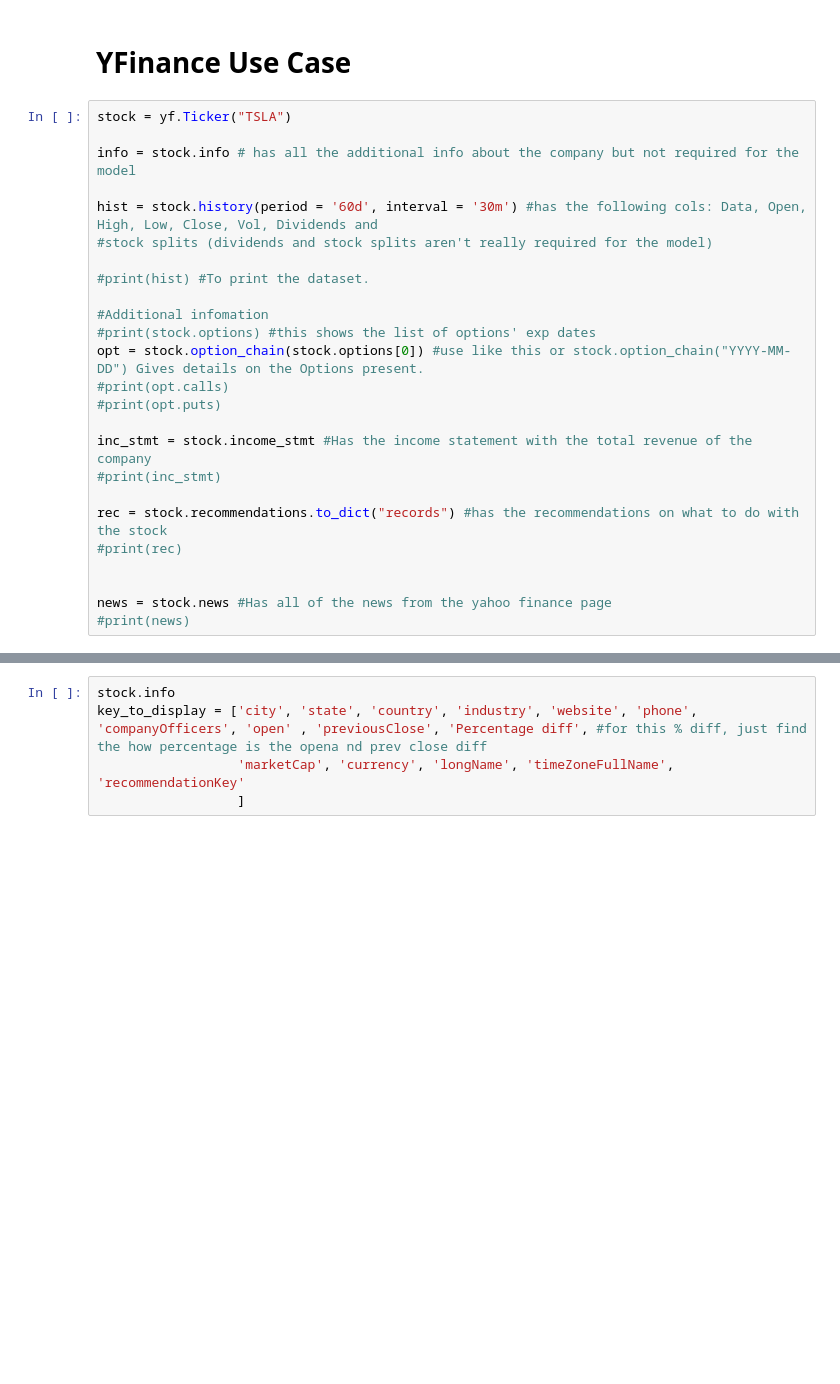
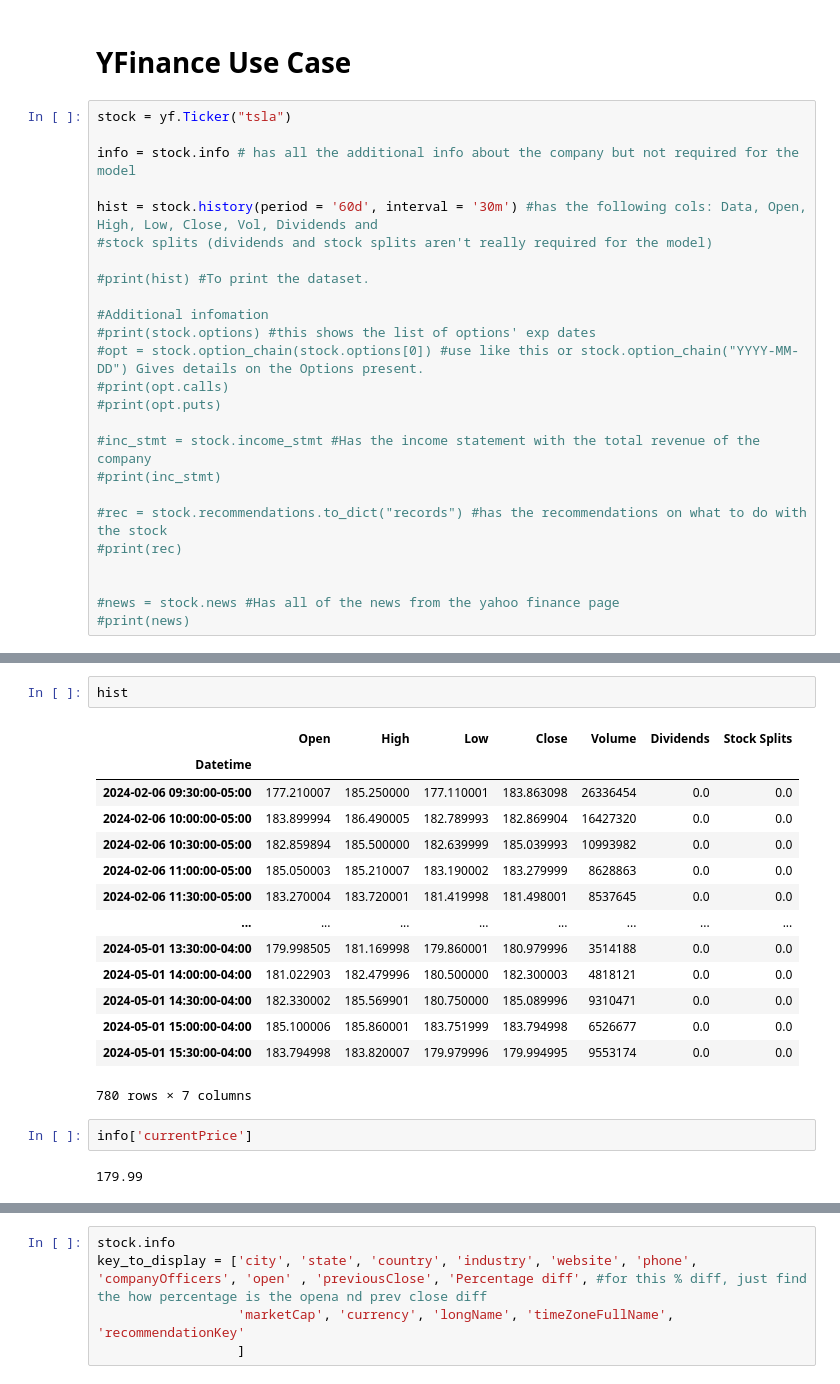
Before and after one commit to Dinno-DEV/BIGBULLS-STOCKGUIDE, a Jupyter notebook: ML TEST/data_explorations.ipynb, the cells around one changed output, grey strips where cells are left out. Cells and saved outputs as stored; diff of their text form; blank space fills up the shorter version.

```diff
--- a/ML TEST/data_explorations.ipynb
+++ b/ML TEST/data_explorations.ipynb
@@ -17,7 +17,7 @@ import matplotlib.pyplot as plt
 # %% [markdown]
 # YFinance Use Case
 # %%
-stock = yf.Ticker("TSLA")
+stock = yf.Ticker("tsla")
 
 info = stock.info # has all the additional info about the company but not required for the model
 
@@ -28,16 +28,16 @@ hist = stock.history(period = '60d', interval = '30m') #has the following cols:
 
 #Additional infomation
 #print(stock.options) #this shows the list of options' exp dates
-opt = stock.option_chain(stock.options[0]) #use like this or stock.option_chain("YYYY-MM-DD") Gives details on the Options present.
+#opt = stock.option_chain(stock.options[0]) #use like this or stock.option_chain("YYYY-MM-DD") Gives details on the Options present.
 #print(opt.calls)
 #print(opt.puts)
 
-inc_stmt = stock.income_stmt #Has the income statement with the total revenue of the company
+#inc_stmt = stock.income_stmt #Has the income statement with the total revenue of the company
 #print(inc_stmt)
 
-rec = stock.recommendations.to_dict("records") #has the recommendations on what to do with the stock
+#rec = stock.recommendations.to_dict("records") #has the recommendations on what to do with the stock
 #print(rec)
 
 
-news = stock.news #Has all of the news from the yahoo finance page
+#news = stock.news #Has all of the news from the yahoo finance page
 #print(news)
@@ -43,0 +68,21 @@ news = stock.news #Has all of the news from the yahoo finance page
+# %%
+hist
+# %% [output]
+|  | Open | High | Low | Close | Volume | Dividends | Stock Splits |
+| Datetime |  |  |  |  |  |  |  |
+| 2024-02-06 09:30:00-05:00 | 177.210007 | 185.250000 | 177.110001 | 183.863098 | 26336454 | 0.0 | 0.0 |
+| 2024-02-06 10:00:00-05:00 | 183.899994 | 186.490005 | 182.789993 | 182.869904 | 16427320 | 0.0 | 0.0 |
+| 2024-02-06 10:30:00-05:00 | 182.859894 | 185.500000 | 182.639999 | 185.039993 | 10993982 | 0.0 | 0.0 |
+| 2024-02-06 11:00:00-05:00 | 185.050003 | 185.210007 | 183.190002 | 183.279999 | 8628863 | 0.0 | 0.0 |
+| 2024-02-06 11:30:00-05:00 | 183.270004 | 183.720001 | 181.419998 | 181.498001 | 8537645 | 0.0 | 0.0 |
+| ... | ... | ... | ... | ... | ... | ... | ... |
+| 2024-05-01 13:30:00-04:00 | 179.998505 | 181.169998 | 179.860001 | 180.979996 | 3514188 | 0.0 | 0.0 |
+| 2024-05-01 14:00:00-04:00 | 181.022903 | 182.479996 | 180.500000 | 182.300003 | 4818121 | 0.0 | 0.0 |
+| 2024-05-01 14:30:00-04:00 | 182.330002 | 185.569901 | 180.750000 | 185.089996 | 9310471 | 0.0 | 0.0 |
+| 2024-05-01 15:00:00-04:00 | 185.100006 | 185.860001 | 183.751999 | 183.794998 | 6526677 | 0.0 | 0.0 |
+| 2024-05-01 15:30:00-04:00 | 183.794998 | 183.820007 | 179.979996 | 179.994995 | 9553174 | 0.0 | 0.0 |
+780 rows × 7 columns
+# %%
+info['currentPrice']
+# %% [output]
+179.99
```
Also changed, not shown: parts of 8 cells of this notebook, 1 other file.
